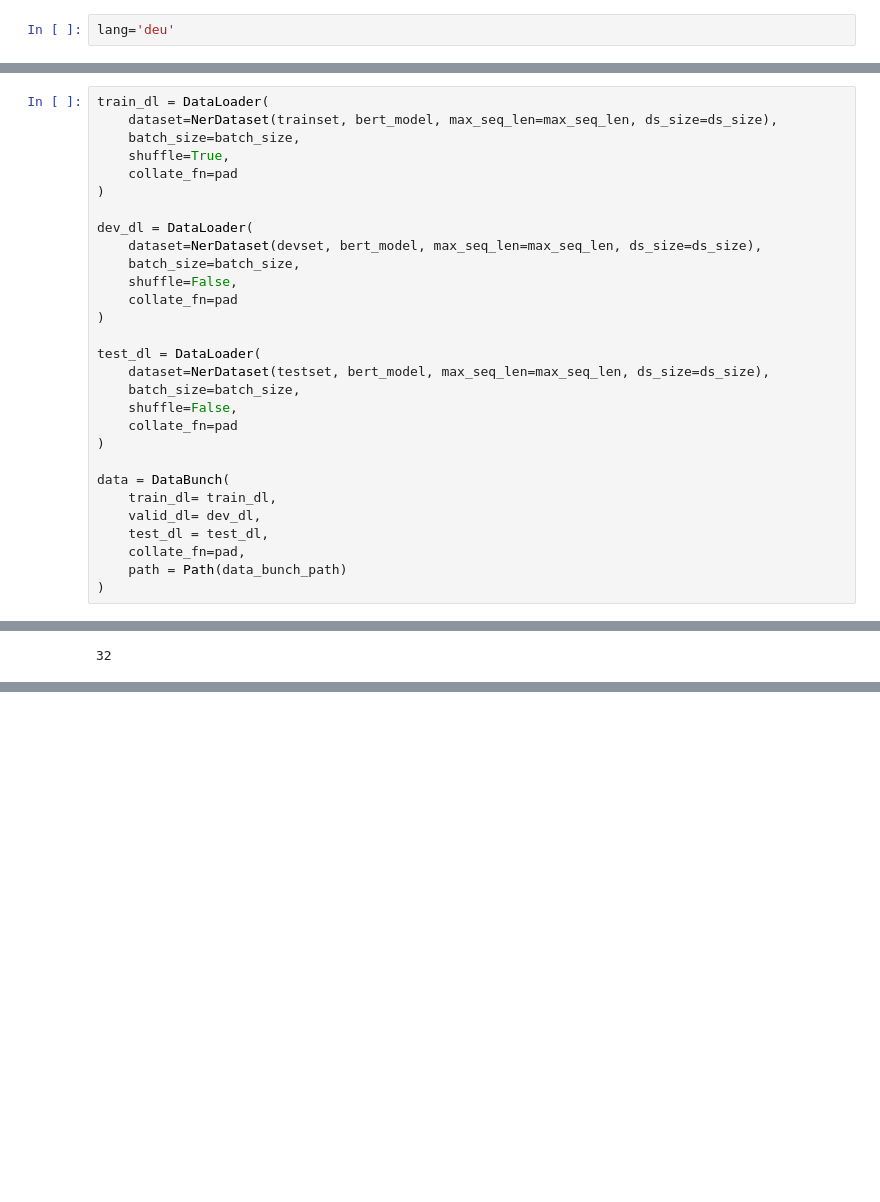
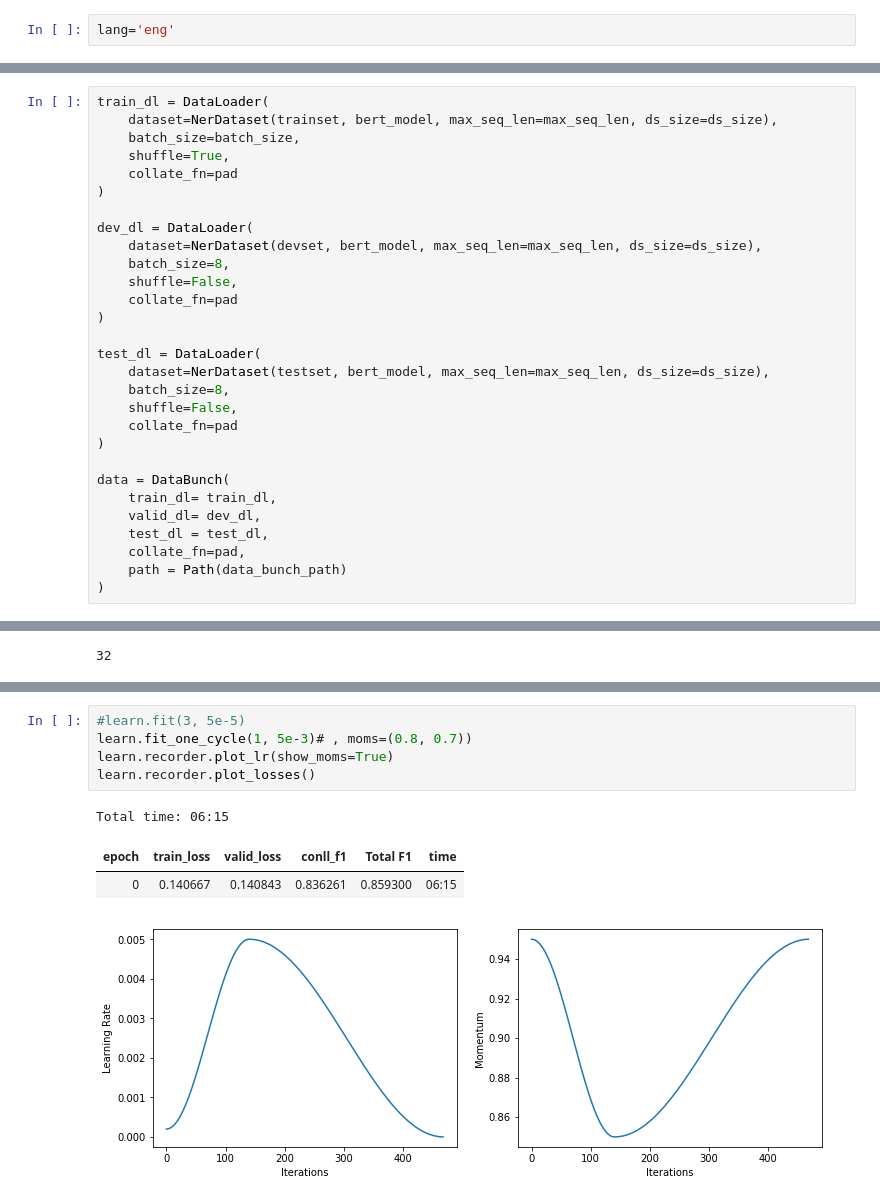
Before and after one commit to tonianelope/Multilingual-BERT, a Jupyter notebook: bert/English NER.ipynb, the cells around one changed output, grey strips where cells are left out. Drawn from its saved outputs; the diff is of its cells as text; blank space fills up the shorter version.

```diff
--- a/bert/English NER.ipynb
+++ b/bert/English NER.ipynb
@@ -30,5 +32,5 @@ from fastai.torch_core import flatten_model
 # %%
-lang='deu'
+lang='eng'
 # %%
 log_dir:str='logs'
 batch_size:int=32
@@ -76,14 +78,14 @@ train_dl = DataLoader(
 
 dev_dl = DataLoader(
     dataset=NerDataset(devset, bert_model, max_seq_len=max_seq_len, ds_size=ds_size),
-    batch_size=batch_size,
+    batch_size=8,
     shuffle=False,
     collate_fn=pad
 )
 
 test_dl = DataLoader(
     dataset=NerDataset(testset, bert_model, max_seq_len=max_seq_len, ds_size=ds_size),
-    batch_size=batch_size,
+    batch_size=8,
     shuffle=False,
     collate_fn=pad
 )
@@ -172,0 +186,10 @@ lang
+# %%
+#learn.fit(3, 5e-5)
+learn.fit_one_cycle(1, 5e-3)# , moms=(0.8, 0.7))
+learn.recorder.plot_lr(show_moms=True)
+learn.recorder.plot_losses()
+# %% [output]
+Total time: 06:15
+| epoch | train_loss | valid_loss | conll_f1 | Total F1 | time |
+| 0 | 0.140667 | 0.140843 | 0.836261 | 0.859300 | 06:15 |
+[figure, added]
```
Also changed, not shown: parts of 26 cells of this notebook, 4 other files.
